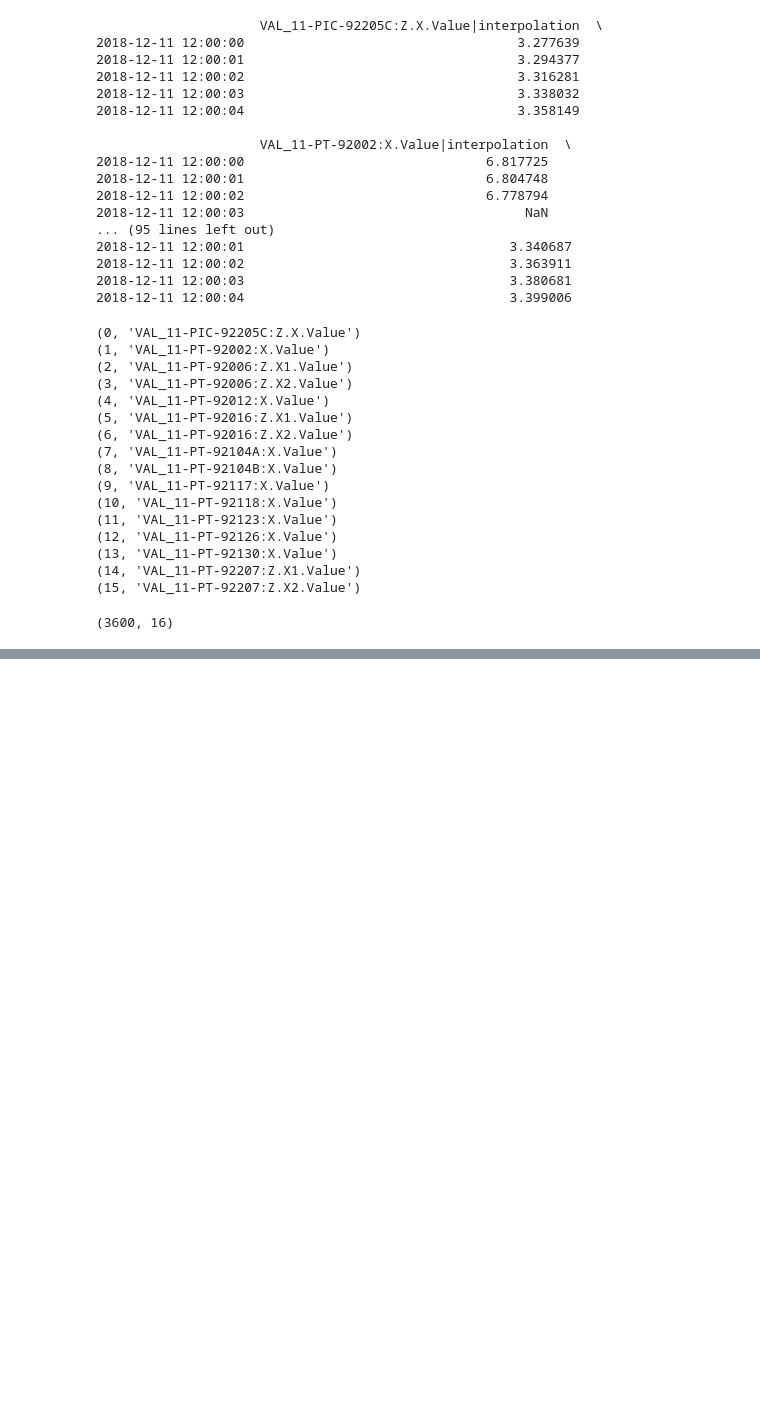
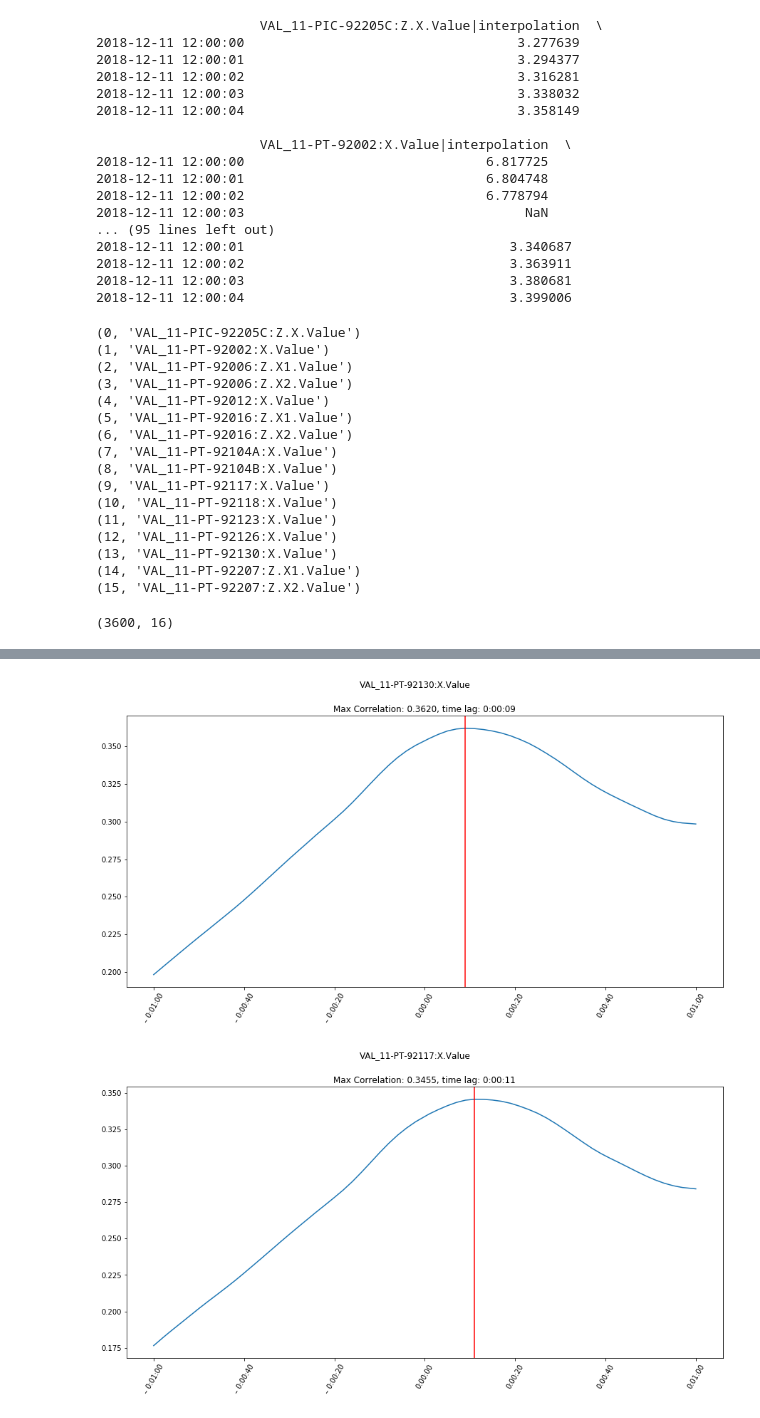
Before and after one commit to cognitedata/correlation, a Jupyter notebook: examples/example_usage.ipynb, the cells around one changed output, grey strips where cells are left out. Saved outputs shown, nothing was run; the diff lists cells and outputs as text; code cells hidden in the pictures; blank space fills up the shorter version.

```diff
--- a/examples/example_usage.ipynb
+++ b/examples/example_usage.ipynb
@@ -123,6 +123,8 @@ print(df.shape)
 #pd.DatetimeIndex().difference()
 # %% [output]
 (3600, 16)
+# %%
+df = df.interpolate().bfill()
 # %%
 """
 import cognite.correlation
@@ -136,9 +138,10 @@ print(correlations)
 
 """
 import cognite.correlation
+from cognite.correlation.plot import plot_cross_correlations
 from datetime import timedelta
 # Find correlation with optimal lag
-lags = pd.timedelta_range(start=timedelta(minutes=-1), end=timedelta(), periods=60)
+lags = pd.timedelta_range(start=timedelta(minutes=-1), end=timedelta(minutes=1), periods=60)
 # print(lags)
 correlate_to = df.columns[4]
 correlations, cross = cognite.correlation.columns_by_max_cross_correlation(df, correlate_to, lags, return_cross_correlation_df=True)
@@ -151,0 +167,5 @@ plt.gcf().set_size_inches((15, 5))
+# %%
+plot_cross_correlations(cross, range(3, 5))
+# %% [output]
+[figure, added]
+[figure, added]
```
Also changed, not shown: parts of 7 cells of this notebook, 1 other file.
